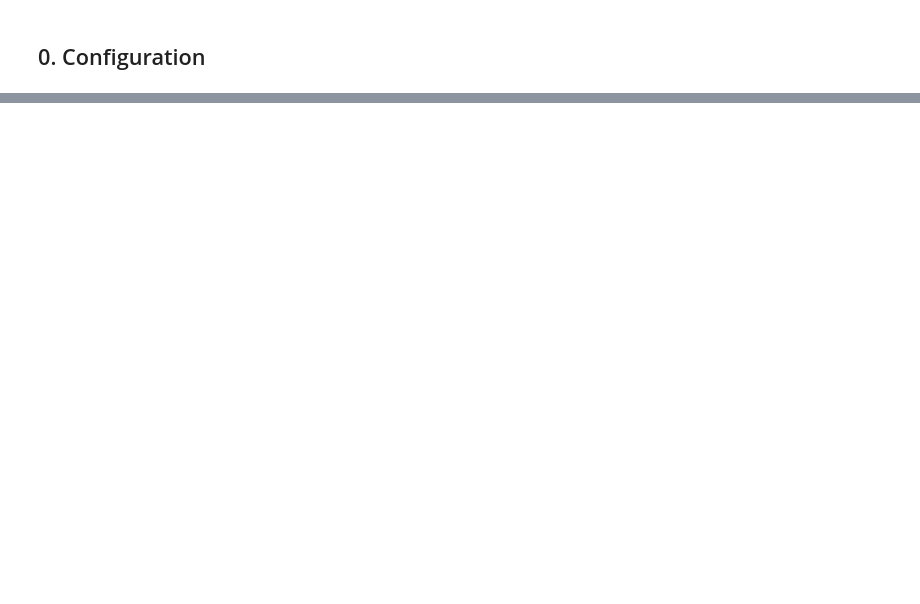
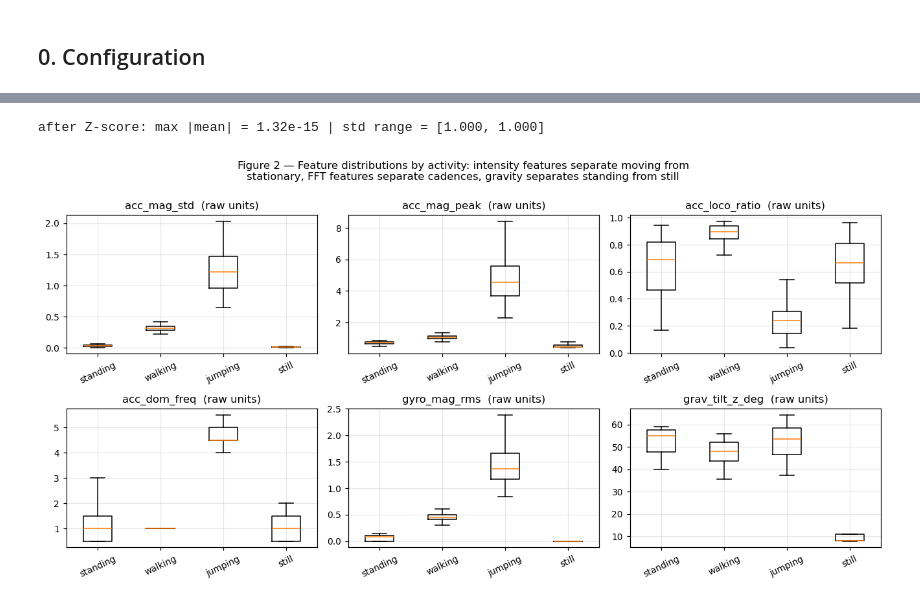
Before and after one commit to Elvin100s/hmm-activity-recognition, a Jupyter notebook: notebooks/HMM_Activity_Recognition.ipynb, the cells around one changed output, grey strips where cells are left out. Drawn from its saved outputs; the diff is of its cells as text; code cells hidden in the pictures; blank space fills up the shorter version.

```diff
--- a/notebooks/HMM_Activity_Recognition.ipynb
+++ b/notebooks/HMM_Activity_Recognition.ipynb
@@ -94,4 +230,6 @@ Z-score with μ, σ **fitted on training windows only** — justification: {{uni
 # %%
-from src.hmm import GaussianHMM
-# Run the correctness tests from inside the notebook too:
-# !cd .. && python -m pytest tests/ -q
+X, y, _, FEATURE_NAMES = build_feature_matrix(train_files, STATES, FS)
+print("training feature matrix:", X.shape, "->", len(FEATURE_NAMES), "features x", X.shape[0], "windows")
+print("windows per state:", dict(zip(STATES, np.bincount(y, minlength=len(STATES)))))
+print("NaNs:", int(np.isnan(X).sum()), "| infs:", int(np.isinf(X).sum()))
+display(pd.DataFrame(X, columns=FEATURE_NAMES).describe().T[["mean", "std", "min", "max"]].round(3).head(8))
@@ -115,0 +287,20 @@ from src.hmm import GaussianHMM
+# %%
+norm = ZScoreNormalizer().fit(X)
+Z = norm.transform(X)
+print("after Z-score: max |mean| = %.2e | std range = [%.3f, %.3f]" % (np.abs(Z.mean(0)).max(), Z.std(0).min(), Z.std(0).max()))
+
+KEY = ["acc_mag_std", "acc_mag_peak", "acc_loco_ratio", "acc_dom_freq", "gyro_mag_rms", "grav_tilt_z_deg"]
+fig, axes = plt.subplots(2, 3, figsize=(12, 6))
+for ax, name in zip(axes.ravel(), KEY):
+    j = FEATURE_NAMES.index(name)
+    ax.boxplot([X[y == k, j] for k in range(len(STATES))], tick_labels=STATES, showfliers=False)
+    ax.set_title(name + "  (raw units)")
+    ax.tick_params(axis="x", rotation=25)
+fig.suptitle("Figure 2 — Feature distributions by activity: intensity features separate moving from\n"
+             "stationary, FFT features separate cadences, gravity separates standing from still", y=1.0)
+plt.tight_layout()
+plt.savefig(FIG / "feature_distributions.png", bbox_inches="tight")
+plt.show()
+# %% [output]
+after Z-score: max |mean| = 1.32e-15 | std range = [1.000, 1.000]
+[figure, added]
```
Also changed, not shown: parts of 48 cells of this notebook.
